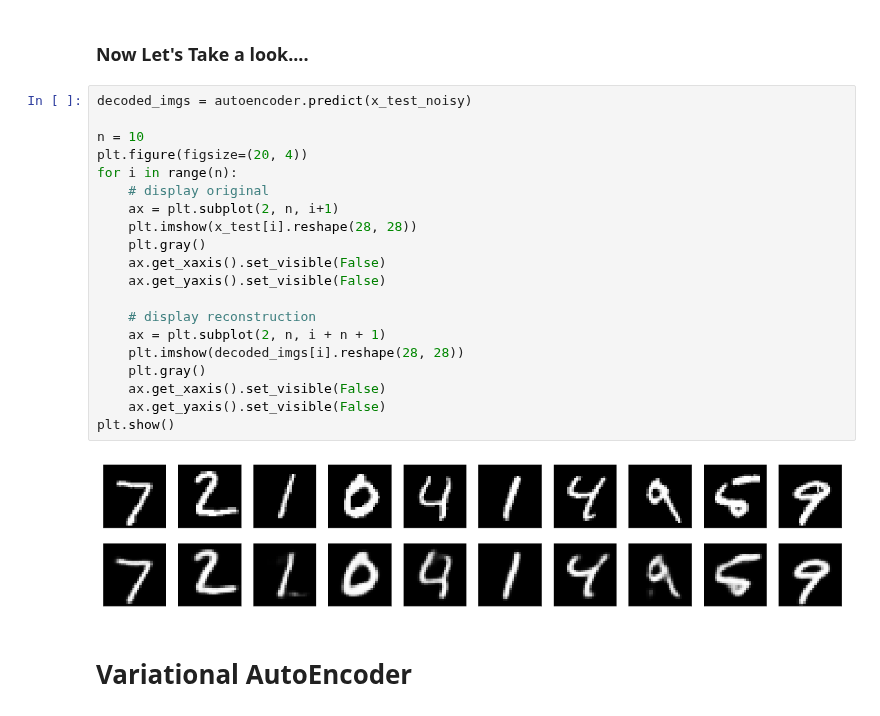
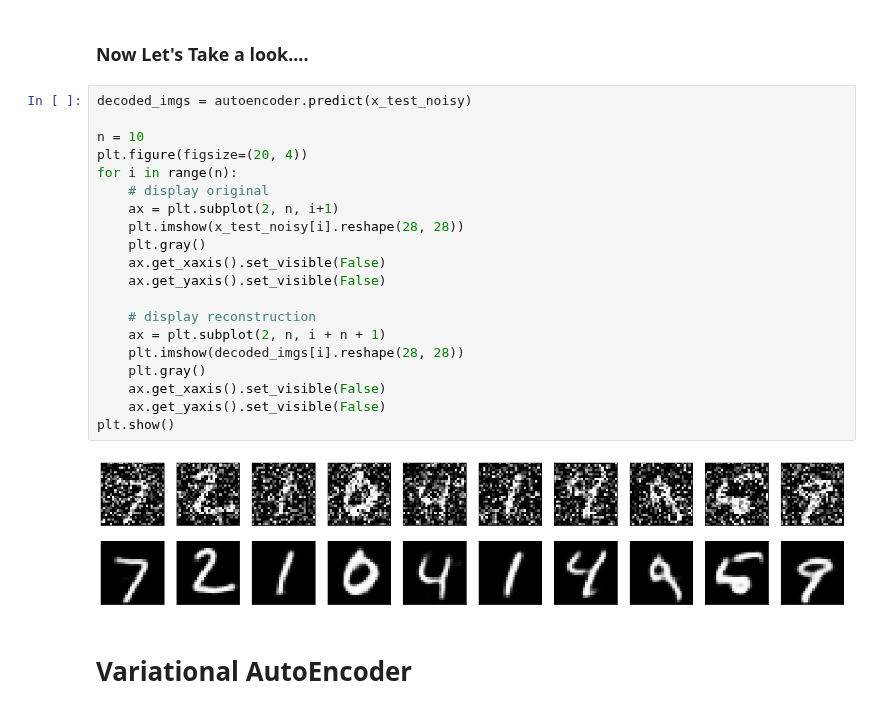
Before and after one commit to leriomaggio/deep-learning-keras-tensorflow, a Jupyter notebook: 6. AutoEncoders and Embeddings/6.1. AutoEncoders and Embeddings.ipynb, the cells around one changed output. Drawn from its saved outputs; the diff is of its cells as text.

```diff
--- a/6. AutoEncoders and Embeddings/6.1. AutoEncoders and Embeddings.ipynb
+++ b/6. AutoEncoders and Embeddings/6.1. AutoEncoders and Embeddings.ipynb
@@ -374,25 +374,25 @@ Epoch 100/100
 # %%
 decoded_imgs = autoencoder.predict(x_test_noisy)
 
 n = 10
 plt.figure(figsize=(20, 4))
 for i in range(n):
     # display original
     ax = plt.subplot(2, n, i+1)
-    plt.imshow(x_test[i].reshape(28, 28))
+    plt.imshow(x_test_noisy[i].reshape(28, 28))
     plt.gray()
     ax.get_xaxis().set_visible(False)
     ax.get_yaxis().set_visible(False)
 
     # display reconstruction
     ax = plt.subplot(2, n, i + n + 1)
     plt.imshow(decoded_imgs[i].reshape(28, 28))
     plt.gray()
     ax.get_xaxis().set_visible(False)
     ax.get_yaxis().set_visible(False)
 plt.show()
 # %% [output]
-[figure, old version]
+[figure, new version]
 # %% [markdown]
 # Variational AutoEncoder
 # %% [markdown]
```
Also changed, not shown: parts of 19 cells of this notebook.
